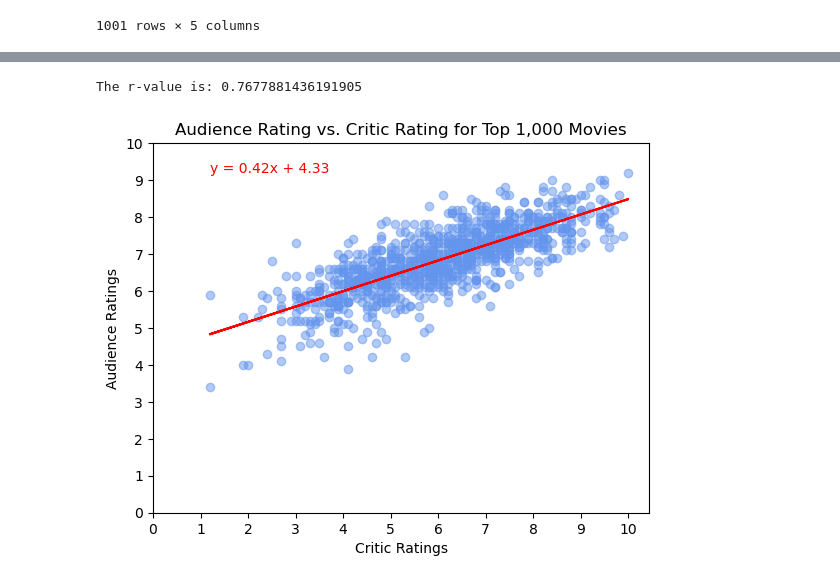
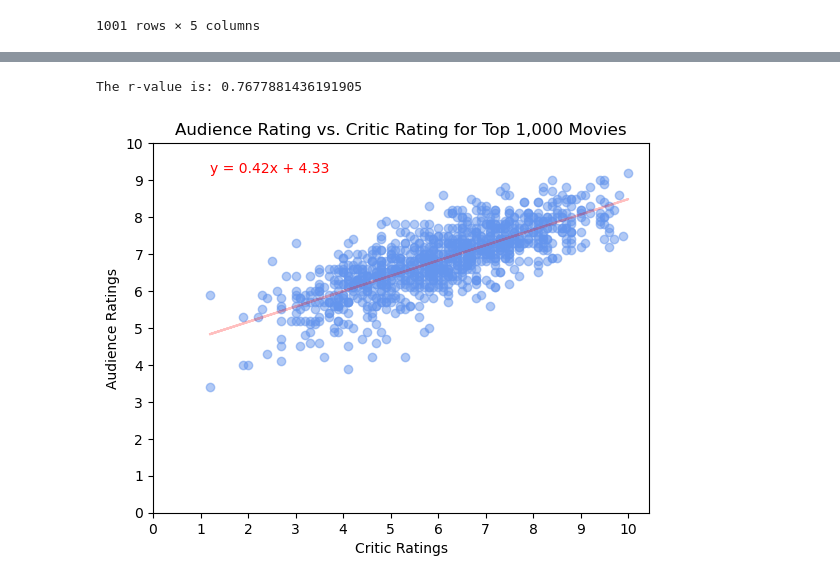
Before and after one commit to jnh17331/project1, a Jupyter notebook: main.ipynb, the cells around one changed output, grey strips where cells are left out. Saved outputs shown, nothing was run; the diff lists cells and outputs as text; code cells hidden in the pictures.

```diff
--- a/main.ipynb
+++ b/main.ipynb
@@ -251,33 +280,33 @@ total_movie_df
 # %%
 # Drops any NA values in the ratings colums so we can plot it better
 total_movie_df = total_movie_df.dropna(subset=['Critic Rating', 'IMDb Rating'])
 
 # Scatter plot for each movie
-plt.scatter(x=total_movie_df['Critic Rating'], y=total_movie_df['IMDb Rating'], c='cornflowerblue', alpha=.5)
+scatter = plt.scatter(x=total_movie_df['Critic Rating'], y=total_movie_df['IMDb Rating'], c='cornflowerblue', alpha=.5)
 
 # Creates a title and axes titles for the graph
 plt.title('Audience Rating vs. Critic Rating for Top 1,000 Movies')
 plt.xlabel('Critic Ratings')
 plt.ylabel('Audience Ratings')
 
 # Creates the regression line and plots it along with the r-value
 (slope, intercept, rvalue, pvalue, stderr) = linregress(total_movie_df['Critic Rating'], total_movie_df['IMDb Rating'])
 regress_line = slope * total_movie_df['Critic Rating'] + intercept
 linregress_equation = "y = " + str(round(slope,2)) + "x + " + str(round(intercept,2))
 
-plt.plot(total_movie_df['Critic Rating'], regress_line, color='r')
-plt.text(total_movie_df['Critic Rating'].min(), total_movie_df['IMDb Rating'].max(), linregress_equation, color='red')
+plt.plot(total_movie_df['Critic Rating'], regress_line, color='r', alpha=.25)
+plt.text(total_movie_df['Critic Rating'].min(), total_movie_df['IMDb Rating'].max(), linregress_equation, color='red',)
 
 print(f"The r-value is: {rvalue}")
 
 # Sets the limit on the x and y axis
 plt.xticks(range(0,11))
 plt.yticks(range(0,11))
 
 plt.show()
 # %% [output]
 The r-value is: 0.7677881436191905
-[figure, old version]
+[figure, new version]
 # %%
 # Groups the movies by studio and gets the average rating per studio
 studio_group_df = total_movie_df.groupby('Studio').mean()
```
Also changed, not shown: parts of 4 cells of this notebook, 2 other files.
